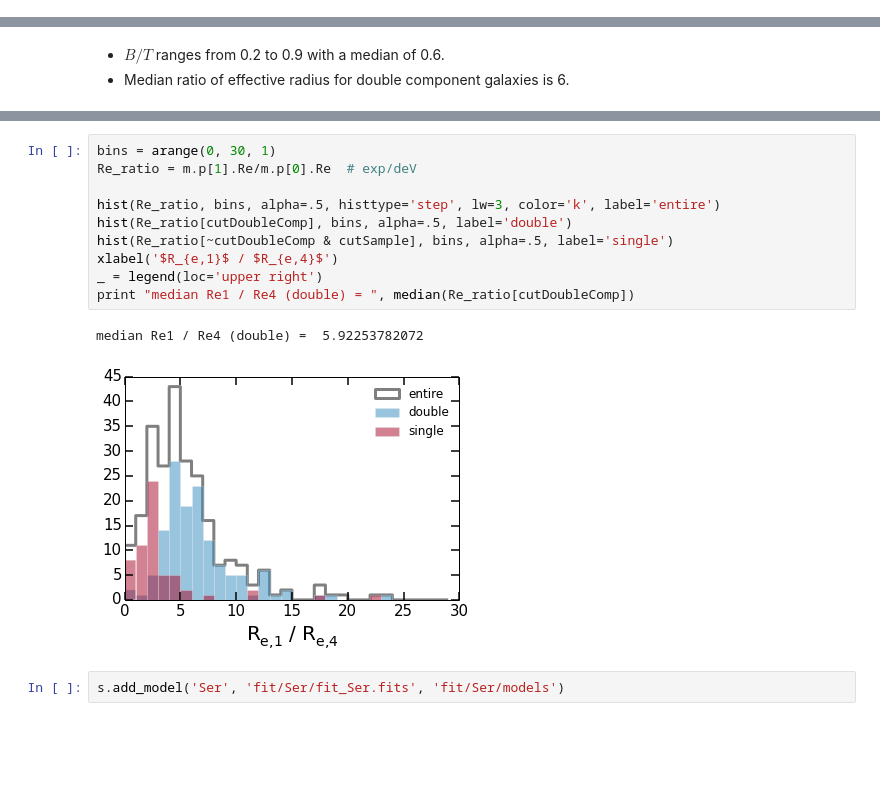
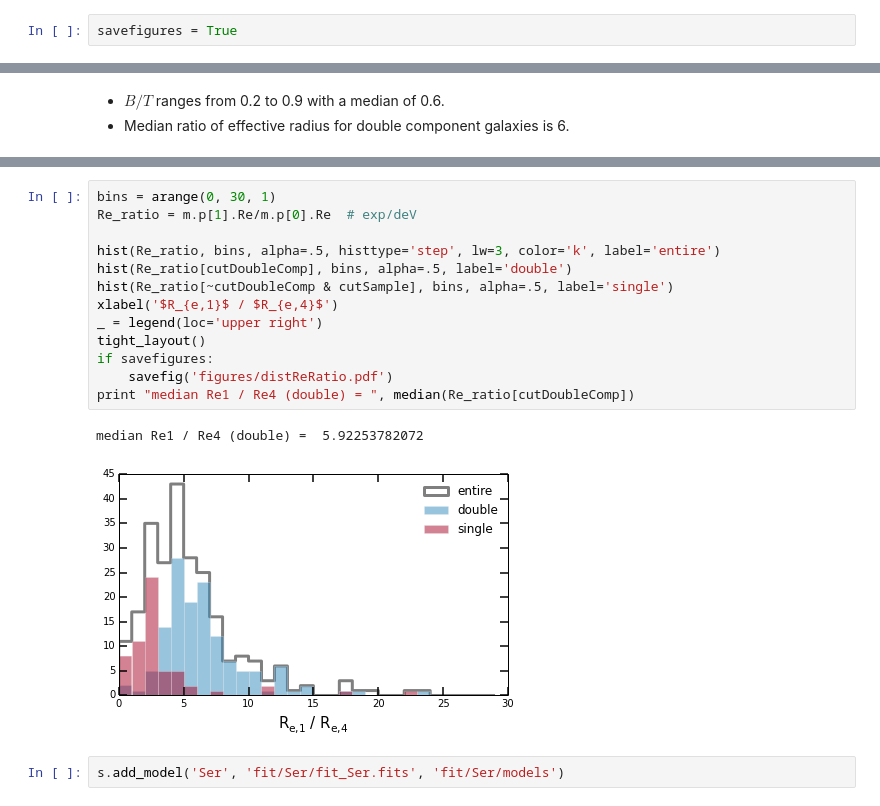
Before and after one commit to smoh/ETGOutskirts, a Jupyter notebook: 20141119/ExamineStamps.ipynb, the cells around one changed output, grey strips where cells are left out. Cells and saved outputs as stored; diff of their text form; blank space fills up the shorter version.

```diff
--- a/20141119/ExamineStamps.ipynb
+++ b/20141119/ExamineStamps.ipynb
@@ -34,6 +34,8 @@ sns.set_context("notebook", font_scale=1.5, rc={"lines.linewidth": 2.5})
 rc('axes', labelsize=20)
 rc('xtick', labelsize=15)
 rc('ytick', labelsize=15)
+# %%
+savefigures = True
 # %%
 tCutout = Table.read(
     'cutout.log', format='ascii',
@@ -180,16 +197,19 @@ median B/T =  0.601598301191
 # %%
 bins = arange(0, 30, 1)
 Re_ratio = m.p[1].Re/m.p[0].Re  # exp/deV
 
 hist(Re_ratio, bins, alpha=.5, histtype='step', lw=3, color='k', label='entire')
 hist(Re_ratio[cutDoubleComp], bins, alpha=.5, label='double')
 hist(Re_ratio[~cutDoubleComp & cutSample], bins, alpha=.5, label='single')
 xlabel('$R_{e,1}$ / $R_{e,4}$')
 _ = legend(loc='upper right')
+tight_layout()
+if savefigures:
+    savefig('figures/distReRatio.pdf')
 print "median Re1 / Re4 (double) = ", median(Re_ratio[cutDoubleComp])
 # %% [output]
 median Re1 / Re4 (double) =  5.92253782072
-[figure, old version]
+[figure, new version]
 # %%
 s.add_model('Ser', 'fit/Ser/fit_Ser.fits', 'fit/Ser/models')
 # %% [markdown]
```
Also changed, not shown: parts of 12 cells of this notebook.
